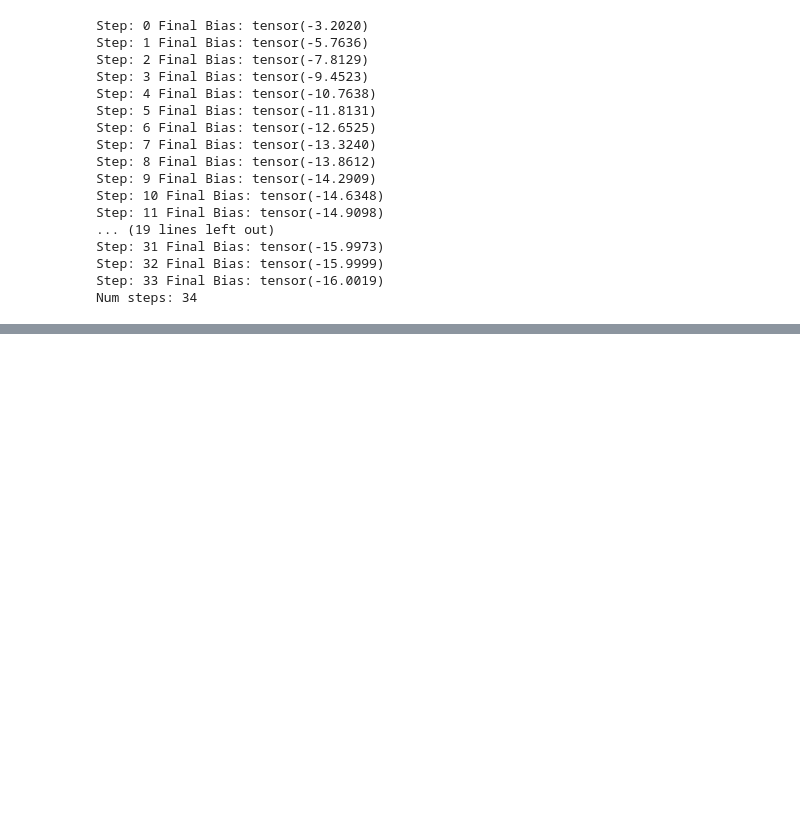
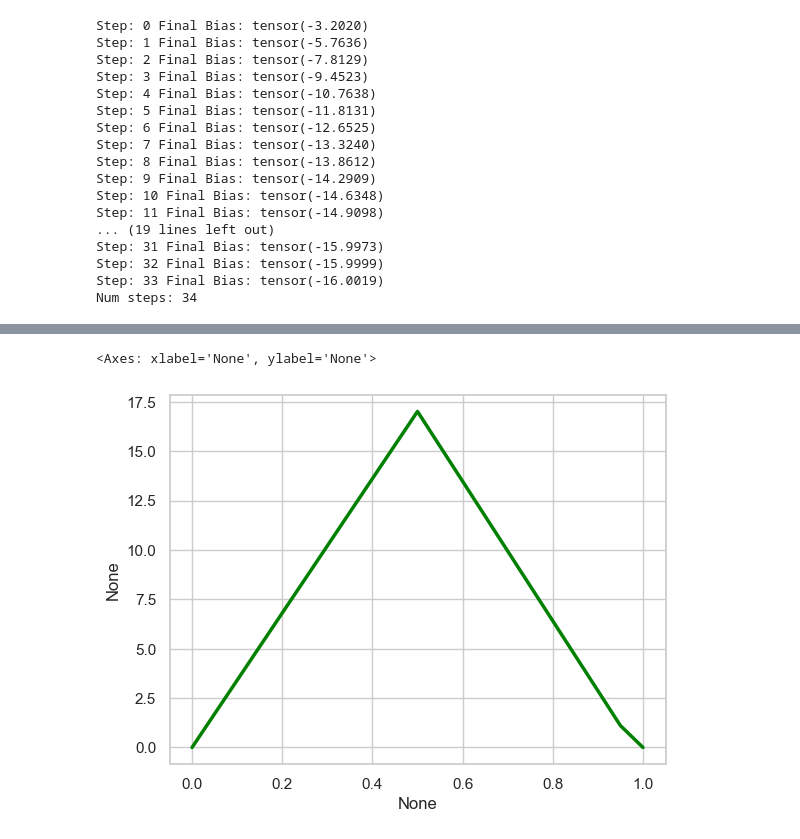
Before and after one commit to suchitbhayani/nn-basics, a Jupyter notebook: nn-basics.ipynb, the cells around one changed output, grey strips where cells are left out. Cells and saved outputs as stored; diff of their text form; code cells hidden in the pictures; blank space fills up the shorter version.

```diff
--- a/nn-basics.ipynb
+++ b/nn-basics.ipynb
@@ -143,0 +238,10 @@ sns.lineplot(x=inputs, y=outputs.detach(), color='green', linewidth=2.
+# %%
+model = BasicLightningTrain()
+
+output_values = model(input_doses)
+
+sns.set(style='whitegrid')
+sns.lineplot(x=input_doses, y=output_values.detach(), color='green', linewidth=2.5)
+# %% [output]
+<Axes: xlabel='None', ylabel='None'>
+[figure, added]
```
Also changed, not shown: parts of 12 cells of this notebook, 10 other files.
